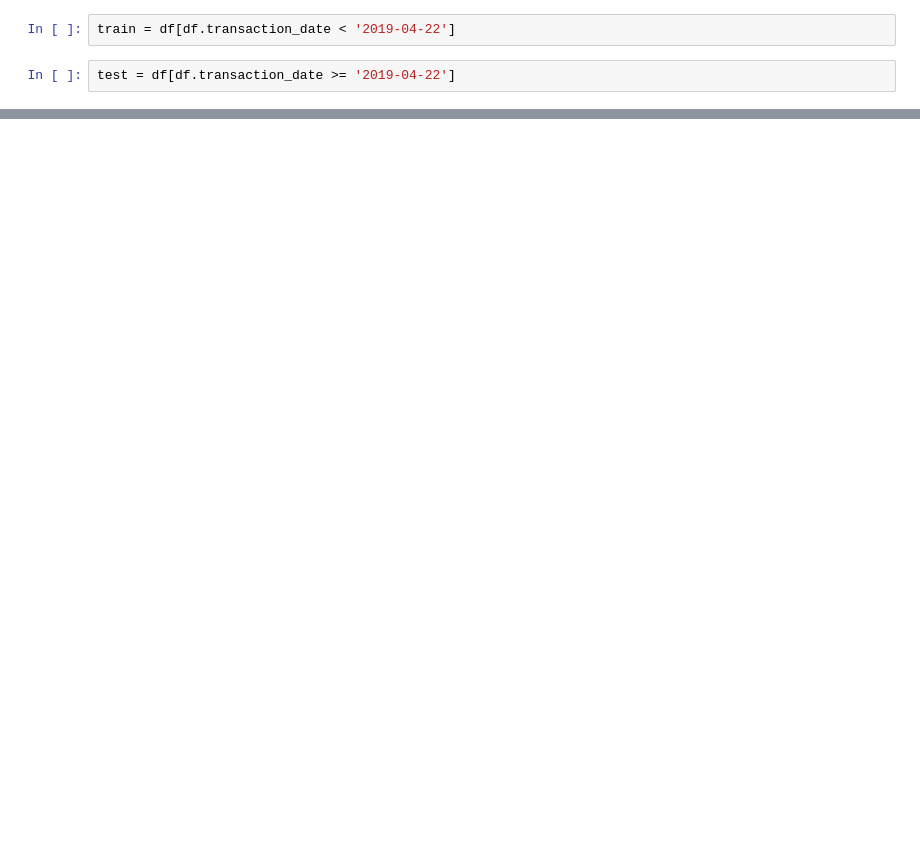
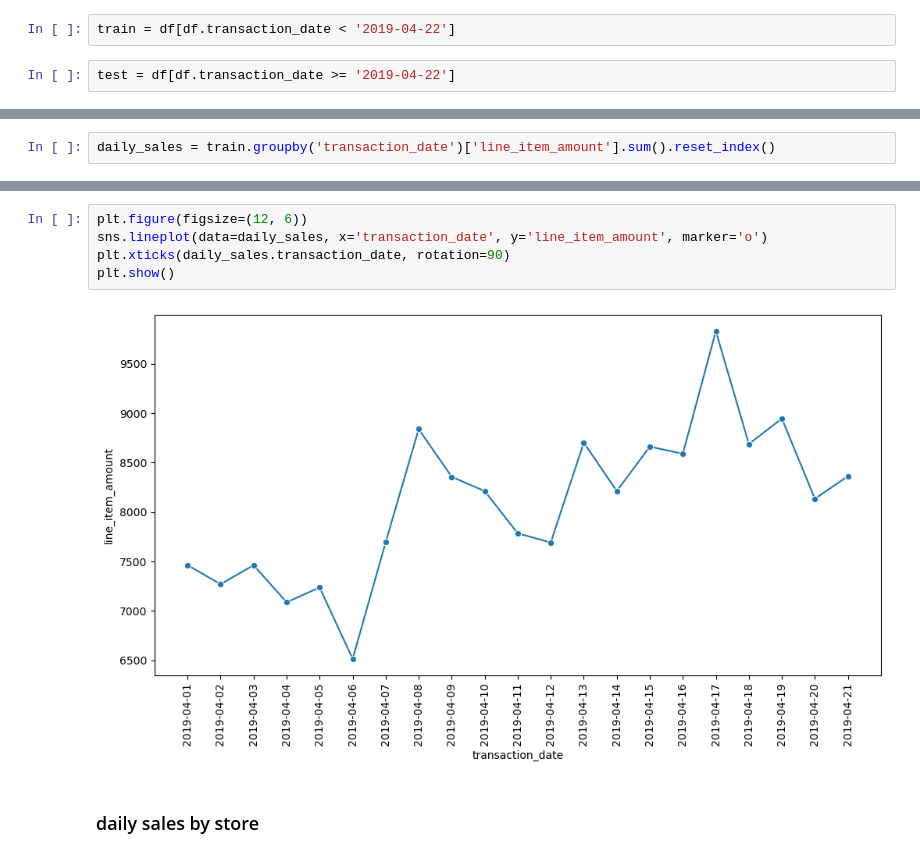
Before and after one commit to coffee-shop-analysis/coffee_project, a Jupyter notebook: explore_j.ipynb, the cells around one changed output, grey strips where cells are left out. Saved outputs shown, nothing was run; the diff lists cells and outputs as text; blank space fills up the shorter version.

```diff
--- a/explore_j.ipynb
+++ b/explore_j.ipynb
@@ -81,0 +115,2 @@ test
+# %%
+daily_sales = train.groupby('transaction_date')['line_item_amount'].sum().reset_index()
@@ -81,0 +137,9 @@ test
+# %%
+plt.figure(figsize=(12, 6))
+sns.lineplot(data=daily_sales, x='transaction_date', y='line_item_amount', marker='o')
+plt.xticks(daily_sales.transaction_date, rotation=90)
+plt.show()
+# %% [output]
+[figure, added]
+# %% [markdown]
+### daily sales by store
```
Also changed, not shown: parts of 29 cells of this notebook.
